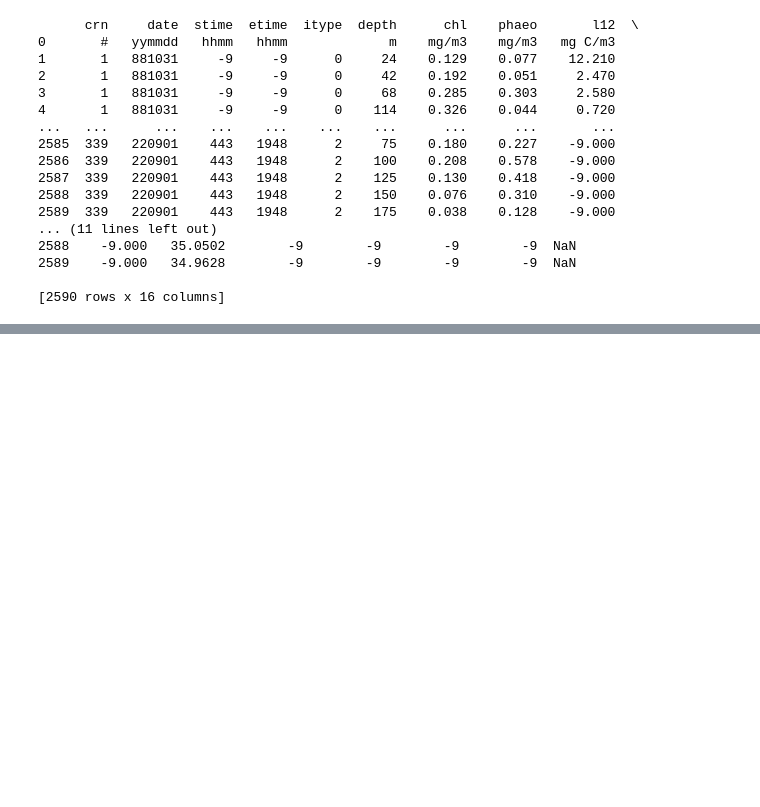
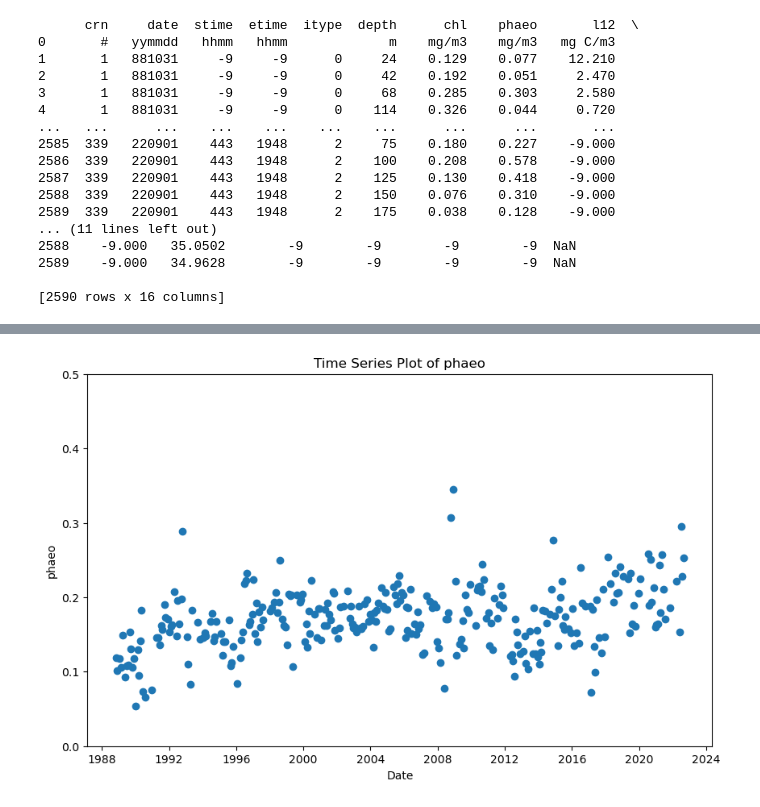
Before and after one commit to RaunakDey/SCOPE-causation-network, a Jupyter notebook: Scraping_notebook.ipynb, the cells around one changed output, grey strips where cells are left out. Cells and saved outputs as stored; diff of their text form; code cells hidden in the pictures; blank space fills up the shorter version.

```diff
--- a/Scraping_notebook.ipynb
+++ b/Scraping_notebook.ipynb
@@ -110,0 +75,18 @@ plt.show()
+# %%
+# Clean and convert 'chl' column to numeric values
+df[' phaeo'] = df[' phaeo'].apply(lambda x: pd.to_numeric(x.split(), errors='coerce').mean())
+
+# Calculate the mean for each date
+df_phaeo = df.groupby(' date', dropna=True)[' phaeo'].mean().reset_index()
+# %%
+## Plotting using matplotlib
+plt.figure(figsize=(10, 6))
+plt.plot(df_phaeo[' date'], df_phaeo[' phaeo'], marker='o', linestyle='')
+plt.title('Time Series Plot of phaeo')
+plt.xlabel('Date')
+plt.ylabel('phaeo')
+plt.ylim([0 , 0.5])
+#plt.grid(True)
+plt.show()
+# %% [output]
+[figure, added]
```
Also changed, not shown: parts of 12 cells of this notebook, 1 other file.
